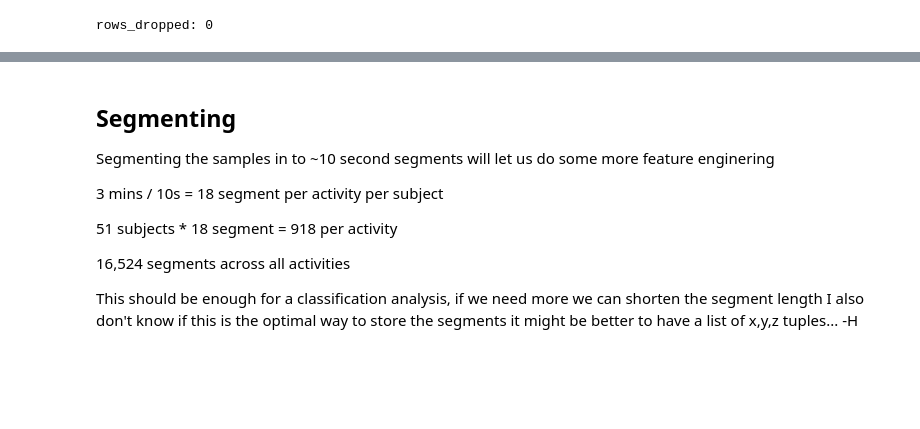
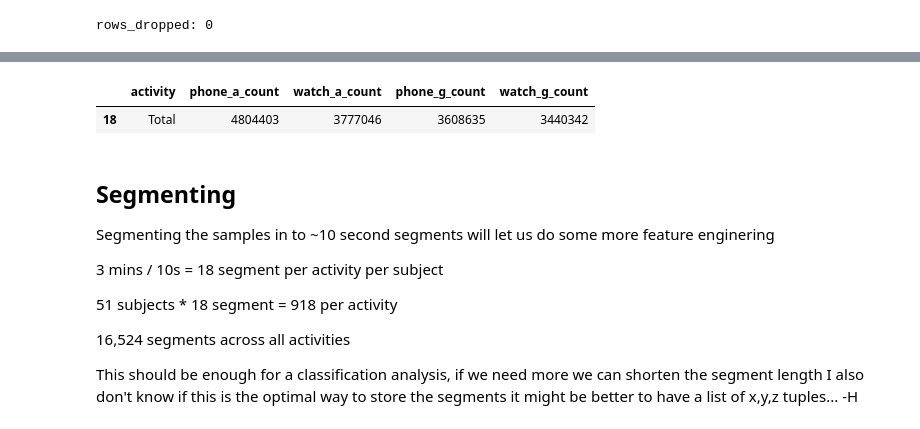
Before and after one commit to tbrehme-v/dse230, a Jupyter notebook: EDA.ipynb, the cells around one changed output, grey strips where cells are left out. Cells and saved outputs as stored; diff of their text form; code cells hidden in the pictures; blank space fills up the shorter version.

```diff
--- a/EDA.ipynb
+++ b/EDA.ipynb
@@ -108,3 +165,9 @@ rows_dropped: 0
+# %%
+count_cols = [col for col in summary_df.columns if "count" in col]
+summary_df[summary_df["activity"] == "Total"][["activity"] + count_cols]
+# %% [output]
+|  | activity | phone_a_count | watch_a_count | phone_g_count | watch_g_count |
+| 18 | Total | 4804403 | 3777046 | 3608635 | 3440342 |
 # %% [markdown]
 ## Segmenting
 
```
Also changed, not shown: parts of 7 cells of this notebook.
